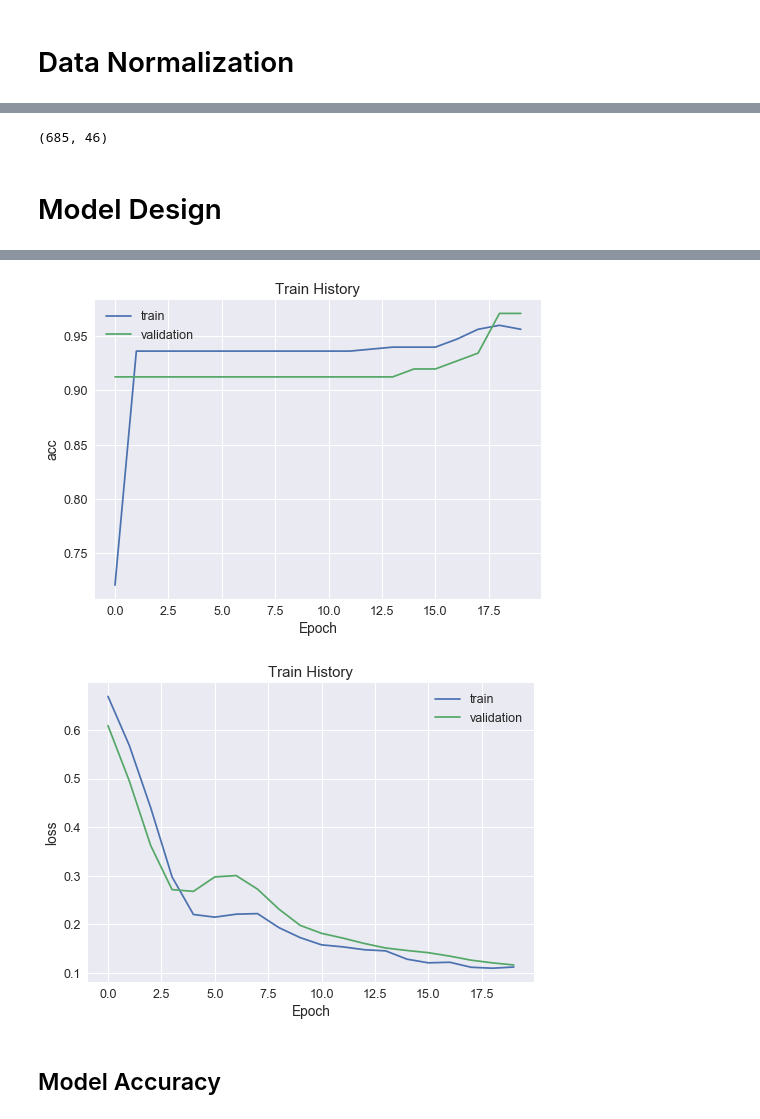
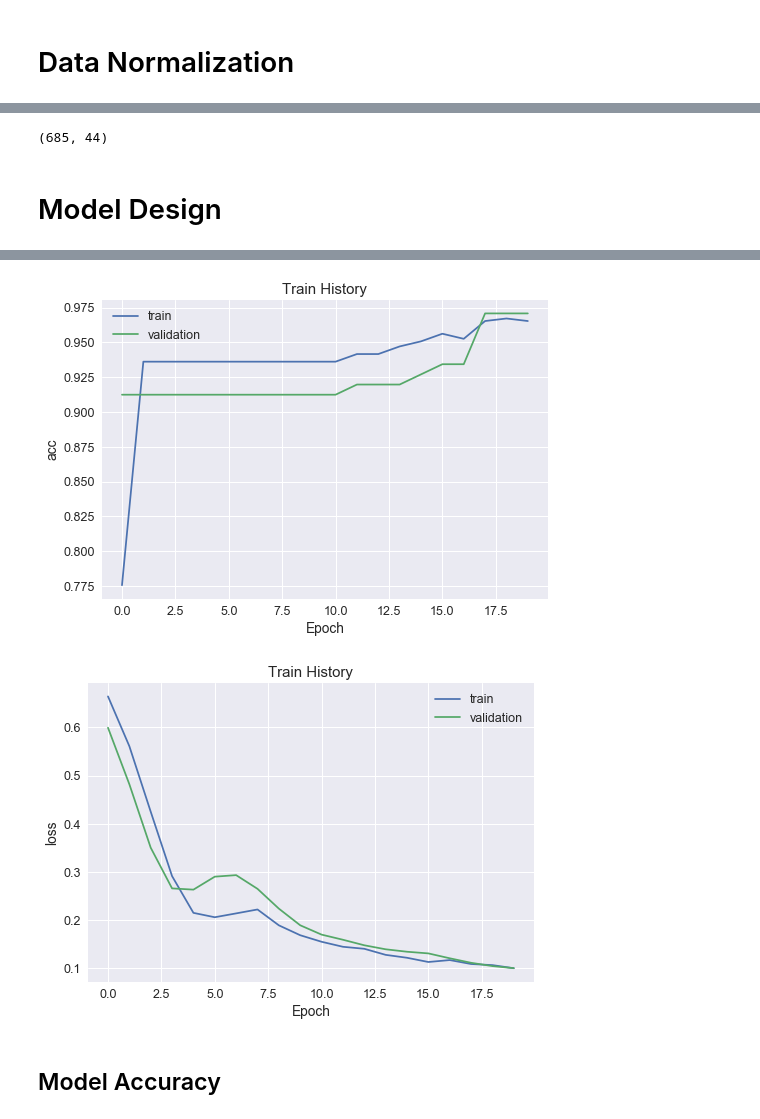
Before and after one commit to rvsaatvik/Predicting-Cervical-Cancer, a Jupyter notebook: Capstone2/Capstone Project - 2 - Cervical Cancer Prediction.ipynb, the cells around one changed output, grey strips where cells are left out. Cells and saved outputs as stored; diff of their text form; code cells hidden in the pictures.

```diff
--- a/Capstone2/Capstone Project - 2 - Cervical Cancer Prediction.ipynb
+++ b/Capstone2/Capstone Project - 2 - Cervical Cancer Prediction.ipynb
@@ -145,6 +152,9 @@ Schiller                                0
 Citology                                0
 Biopsy                                  0
 dtype: int64
+# %%
+df_fullna.drop(['STDs: Time since first diagnosis','STDs: Time since last diagnosis'],inplace=True,axis=1)
+## Too many missing values
 # %%
 df = df_fullna
 df = df.convert_objects(convert_numeric=True) #turn data into numeric type for computation
@@ -172,14 +182,19 @@ memory usage: 241.4 KB
 df['Number of sexual partners'] = df['Number of sexual partners'].fillna(df['Number of sexual partners'].median())
 df['First sexual intercourse'] = df['First sexual intercourse'].fillna(df['First sexual intercourse'].median())
 df['Num of pregnancies'] = df['Num of pregnancies'].fillna(df['Num of pregnancies'].median())
+
 df['Smokes'] = df['Smokes'].fillna(1)
+
 df['Smokes (years)'] = df['Smokes (years)'].fillna(df['Smokes (years)'].median())
 df['Smokes (packs/year)'] = df['Smokes (packs/year)'].fillna(df['Smokes (packs/year)'].median())
+
 df['Hormonal Contraceptives'] = df['Hormonal Contraceptives'].fillna(1)
 df['Hormonal Contraceptives (years)'] = df['Hormonal Contraceptives (years)'].fillna(df['Hormonal Contraceptives (years)'].median())
+
 df['IUD'] = df['IUD'].fillna(0) # Under suggestion
 df['IUD (years)'] = df['IUD (years)'].fillna(0) #Under suggestion
 df['STDs'] = df['STDs'].fillna(1)
+
 df['STDs (number)'] = df['STDs (number)'].fillna(df['STDs (number)'].median())
 df['STDs:condylomatosis'] = df['STDs:condylomatosis'].fillna(df['STDs:condylomatosis'].median())
 df['STDs:cervical condylomatosis'] = df['STDs:cervical condylomatosis'].fillna(df['STDs:cervical condylomatosis'].median())
@@ -193,8 +208,6 @@ df['STDs:AIDS'] = df['STDs:AIDS'].fillna(df['STDs:AIDS'].median())
 df['STDs:HIV'] = df['STDs:HIV'].fillna(df['STDs:HIV'].median())
 df['STDs:Hepatitis B'] = df['STDs:Hepatitis B'].fillna(df['STDs:Hepatitis B'].median())
 df['STDs:HPV'] = df['STDs:HPV'].fillna(df['STDs:HPV'].median())
-df['STDs: Time since first diagnosis'] = df['STDs: Time since first diagnosis'].fillna(df['STDs: Time since first diagnosis'].median())
-df['STDs: Time since last diagnosis'] = df['STDs: Time since last diagnosis'].fillna(df['STDs: Time since last diagnosis'].median())
 # %%
 # for categorical variable
 df = pd.get_dummies(data=df, columns=['Smokes','Hormonal Contraceptives','IUD','STDs',
@@ -415,7 +430,6 @@ df_train_feature = df_train[['Age', 'Number of sexual partners', 'First sexual i
        'STDs:syphilis', 'STDs:pelvic inflammatory disease',
        'STDs:genital herpes', 'STDs:molluscum contagiosum', 'STDs:AIDS',
        'STDs:HIV', 'STDs:Hepatitis B', 'STDs:HPV', 'STDs: Number of diagnosis',
-       'STDs: Time since first diagnosis', 'STDs: Time since last diagnosis',
        'Smokes_0.0', 'Smokes_1.0',
        'Hormonal Contraceptives_0.0', 'Hormonal Contraceptives_1.0', 'IUD_0.0',
        'IUD_1.0', 'STDs_0.0', 'STDs_1.0', 'Dx:Cancer_0', 'Dx:Cancer_1',
@@ -432,7 +446,6 @@ df_test_feature = df_test[['Age', 'Number of sexual partners', 'First sexual int
        'STDs:syphilis', 'STDs:pelvic inflammatory disease',
        'STDs:genital herpes', 'STDs:molluscum contagiosum', 'STDs:AIDS',
        'STDs:HIV', 'STDs:Hepatitis B', 'STDs:HPV', 'STDs: Number of diagnosis',
-       'STDs: Time since first diagnosis', 'STDs: Time since last diagnosis',
        'Smokes_0.0', 'Smokes_1.0',
        'Hormonal Contraceptives_0.0', 'Hormonal Contraceptives_1.0', 'IUD_0.0',
        'IUD_1.0', 'STDs_0.0', 'STDs_1.0', 'Dx:Cancer_0', 'Dx:Cancer_1',
@@ -476,7 +489,7 @@ print(test_label[0])
 # %%
 train_feature.shape
 # %% [output]
-(685, 46)
+(685, 44)
 # %% [markdown]
 # Model Design
 # %%
@@ -500,7 +513,7 @@ model = Sequential()
 
 #Input layer
 model.add(Dense(units=500,
-                input_dim=46,
+                input_dim=44,
                 kernel_initializer='uniform',
                 activation='relu'))
 model.add(Dropout(0.5))
@@ -552,5 +565,5 @@ Epoch 20/20
-[figure, old version]
+[figure, new version]
-[figure, old version]
+[figure, new version]
 # %% [markdown]
 ## Model Accuracy
 # %%
```
Also changed, not shown: parts of 29 cells of this notebook.
